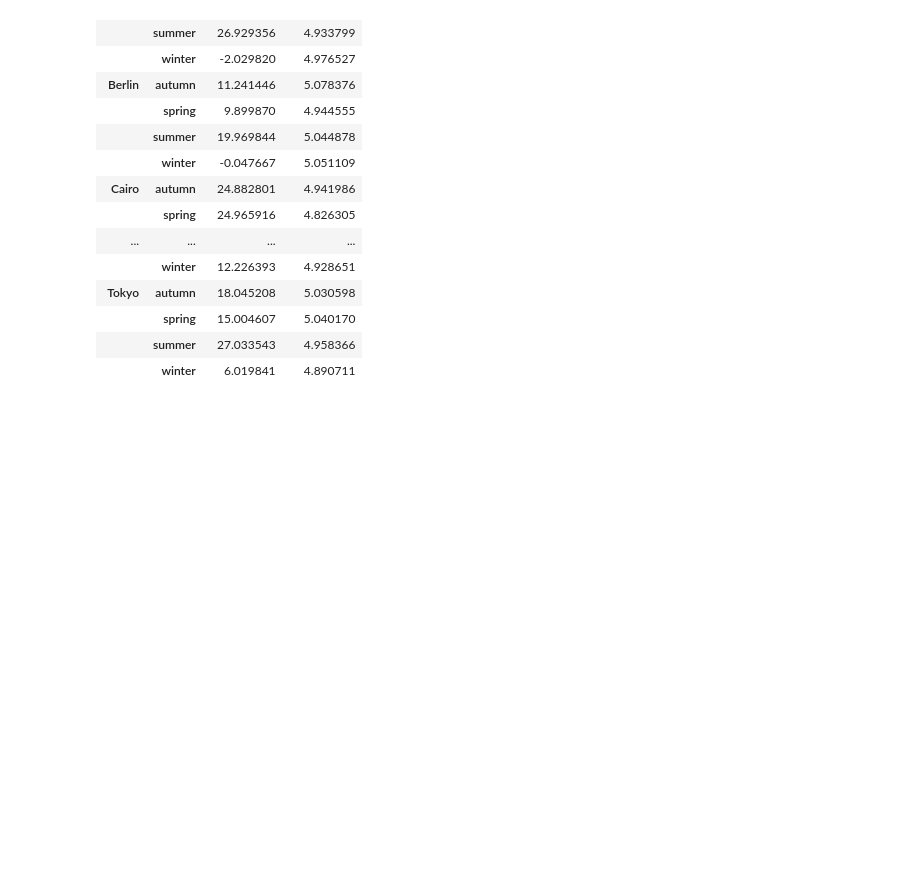
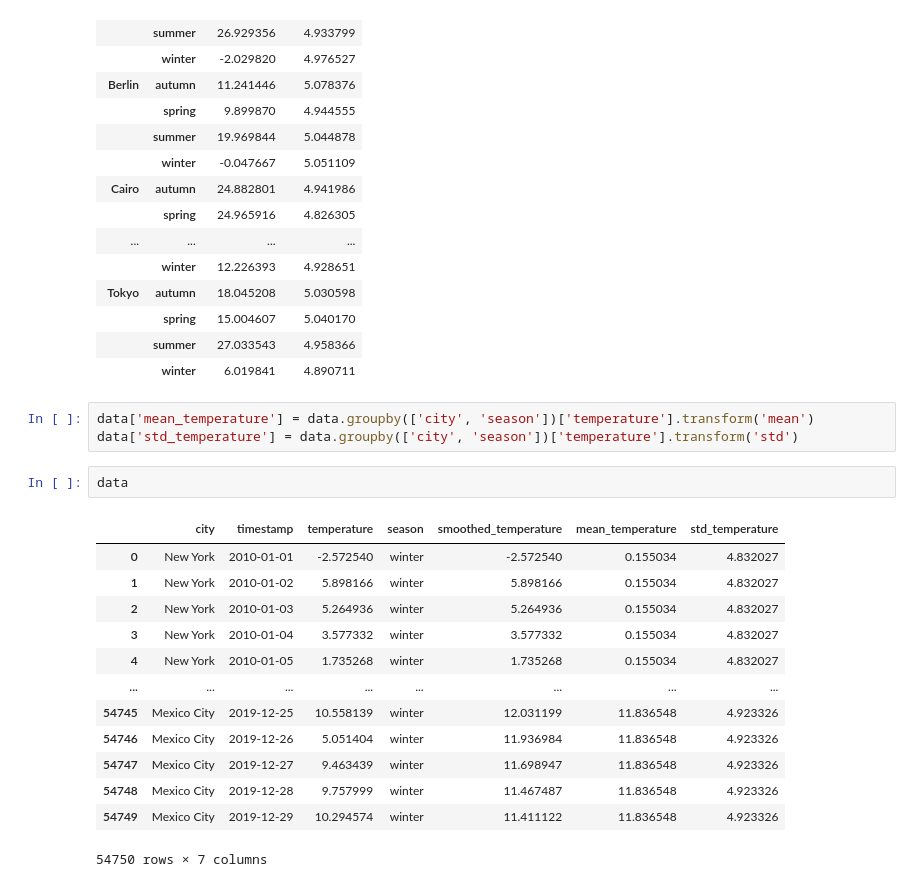
Before and after one commit to vasilyryabtsev/temperature-data, a Jupyter notebook: historical_data_analysis.ipynb, the cells around one changed output. Cells and saved outputs as stored; diff of their text form; blank space fills up the shorter version.

```diff
--- a/historical_data_analysis.ipynb
+++ b/historical_data_analysis.ipynb
@@ -276,3 +276,22 @@ pd.pivot_table(data=data, values='temperature', index=['city', 'season'], aggfun
 |  | spring | 15.004607 | 5.040170 |
 |  | summer | 27.033543 | 4.958366 |
 |  | winter | 6.019841 | 4.890711 |
+# %%
+data['mean_temperature'] = data.groupby(['city', 'season'])['temperature'].transform('mean')
+data['std_temperature'] = data.groupby(['city', 'season'])['temperature'].transform('std')
+# %%
+data
+# %% [output]
+|  | city | timestamp | temperature | season | smoothed_temperature | mean_temperature | std_temperature |
+| 0 | New York | 2010-01-01 | -2.572540 | winter | -2.572540 | 0.155034 | 4.832027 |
+| 1 | New York | 2010-01-02 | 5.898166 | winter | 5.898166 | 0.155034 | 4.832027 |
+| 2 | New York | 2010-01-03 | 5.264936 | winter | 5.264936 | 0.155034 | 4.832027 |
+| 3 | New York | 2010-01-04 | 3.577332 | winter | 3.577332 | 0.155034 | 4.832027 |
+| 4 | New York | 2010-01-05 | 1.735268 | winter | 1.735268 | 0.155034 | 4.832027 |
+| ... | ... | ... | ... | ... | ... | ... | ... |
+| 54745 | Mexico City | 2019-12-25 | 10.558139 | winter | 12.031199 | 11.836548 | 4.923326 |
+| 54746 | Mexico City | 2019-12-26 | 5.051404 | winter | 11.936984 | 11.836548 | 4.923326 |
+| 54747 | Mexico City | 2019-12-27 | 9.463439 | winter | 11.698947 | 11.836548 | 4.923326 |
+| 54748 | Mexico City | 2019-12-28 | 9.757999 | winter | 11.467487 | 11.836548 | 4.923326 |
+| 54749 | Mexico City | 2019-12-29 | 10.294574 | winter | 11.411122 | 11.836548 | 4.923326 |
+54750 rows × 7 columns
```
